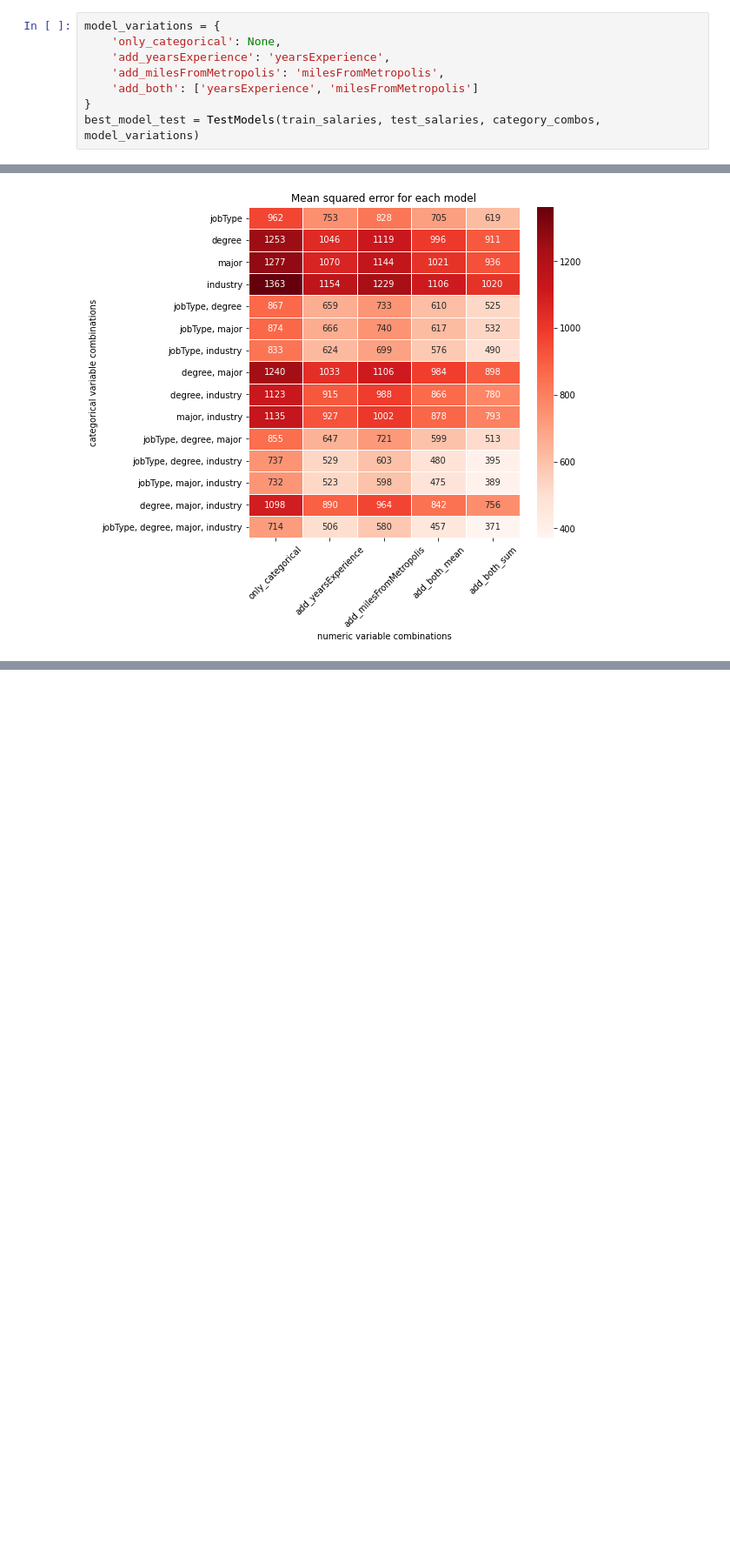
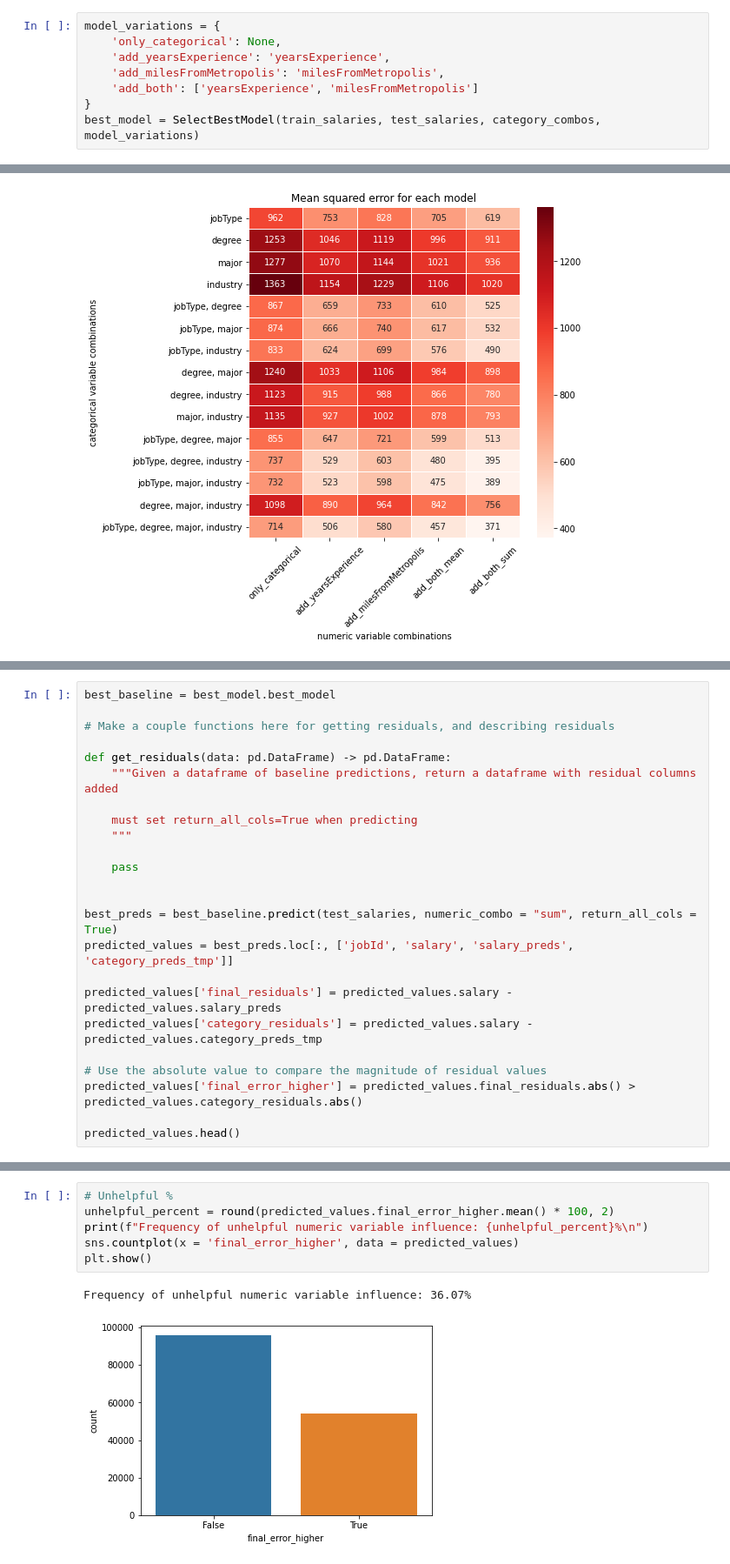
Before and after one commit to scottwiles/salary_prediction, a Jupyter notebook: notebooks/salary_prediction_baseline_model.ipynb, the cells around one changed output, grey strips where cells are left out. Shown: that part at 87% size. Saved outputs shown, nothing was run; the diff lists cells and outputs as text; blank space fills up the shorter version.

```diff
--- a/notebooks/salary_prediction_baseline_model.ipynb
+++ b/notebooks/salary_prediction_baseline_model.ipynb
@@ -182,7 +250,7 @@ model_variations = {
     'add_milesFromMetropolis': 'milesFromMetropolis',
     'add_both': ['yearsExperience', 'milesFromMetropolis']
 }
-best_model_test = TestModels(train_salaries, test_salaries, category_combos, model_variations)
+best_model = SelectBestModel(train_salaries, test_salaries, category_combos, model_variations)
 # %% [output]
 Best model score: 371.221955706675
 
@@ -210,0 +278,24 @@ best_model.best_model.variables_for_fitting
+# %%
+best_baseline = best_model.best_model
+
+# Make a couple functions here for getting residuals, and describing residuals
+
+def get_residuals(data: pd.DataFrame) -> pd.DataFrame:
+    """Given a dataframe of baseline predictions, return a dataframe with residual columns added
+
+    must set return_all_cols=True when predicting
+    """
+
+    pass
+
+
+best_preds = best_baseline.predict(test_salaries, numeric_combo = "sum", return_all_cols = True)
+predicted_values = best_preds.loc[:, ['jobId', 'salary', 'salary_preds', 'category_preds_tmp']]
+
+predicted_values['final_residuals'] = predicted_values.salary - predicted_values.salary_preds
+predicted_values['category_residuals'] = predicted_values.salary - predicted_values.category_preds_tmp
+
+# Use the absolute value to compare the magnitude of residual values
+predicted_values['final_error_higher'] = predicted_values.final_residuals.abs() > predicted_values.category_residuals.abs()
+
+predicted_values.head()
@@ -210,0 +321,9 @@ best_model.best_model.variables_for_fitting
+# %%
+# Unhelpful %
+unhelpful_percent = round(predicted_values.final_error_higher.mean() * 100, 2)
+print(f"Frequency of unhelpful numeric variable influence: {unhelpful_percent}%\n")
+sns.countplot(x = 'final_error_higher', data = predicted_values)
+plt.show()
+# %% [output]
+Frequency of unhelpful numeric variable influence: 36.07%
+[figure, added]
```
Also changed, not shown: parts of 34 cells of this notebook, 2 other files.
